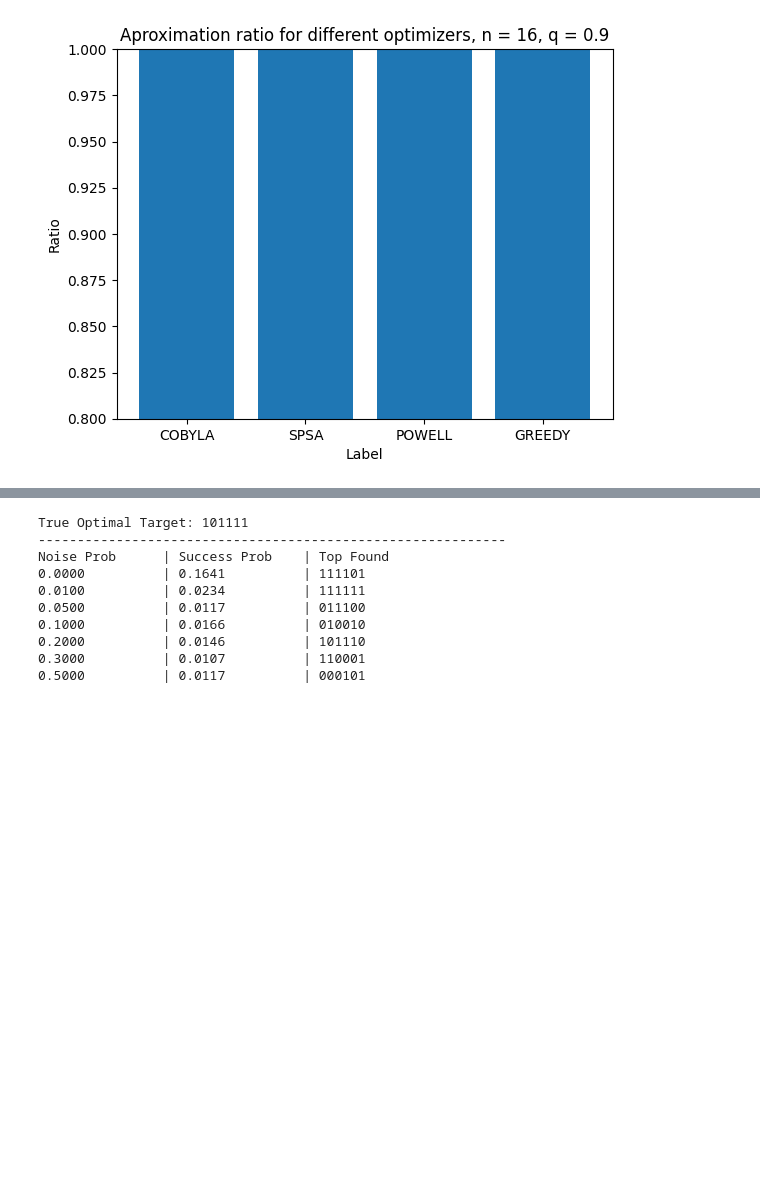
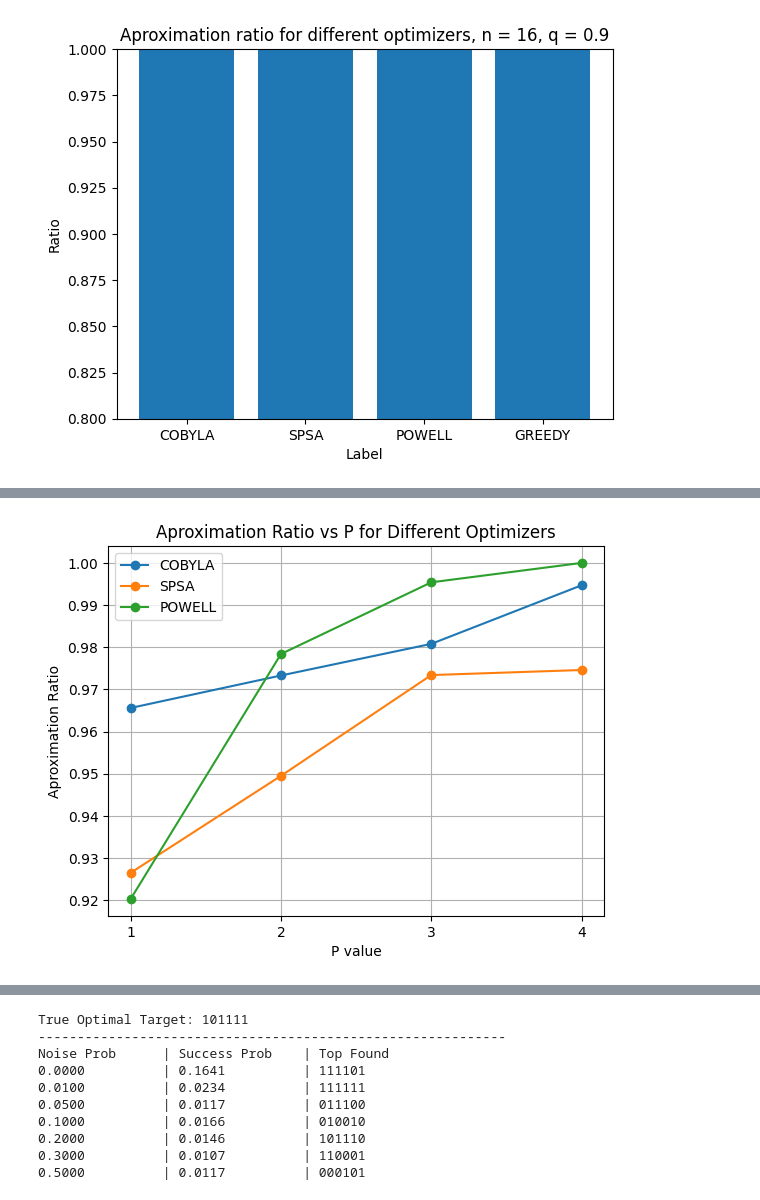
Before and after one commit to Andureh/qc803-QAOAFinal, a Jupyter notebook: project.ipynb, the cells around one changed output, grey strips where cells are left out. Saved outputs shown, nothing was run; the diff lists cells and outputs as text; code cells hidden in the pictures; blank space fills up the shorter version.

Commit message:
Done some plots for the different parameters

```diff
--- a/project.ipynb
+++ b/project.ipynb
@@ -395,0 +469,25 @@ POWELL     | 1.0000   | -1.6054     | 101100
+# %%
+p1 = [0.9656,0.9265,0.9203]
+p2 = [0.9733,0.9495,0.9784]
+p3 = [0.9808,0.9734,0.9954]
+p4 = [0.9947,0.9746,1.0000]
+datasets = [p1,p2,p3,p4]
+indices = [1,2,3,4]
+labels = ['COBYLA','SPSA','POWELL']
+# Plot
+plt.figure()
+
+for i, label in enumerate(labels):
+    # Tomar el valor correspondiente de cada p para este método
+    values = [datasets[j][i] for j in range(len(indices))]
+    plt.plot(indices, values, marker='o', label=label)
+
+plt.xlabel("P value")
+plt.ylabel("Aproximation Ratio")
+plt.title("Aproximation Ratio vs P for Different Optimizers")
+plt.legend()
+plt.grid(True)
+plt.xticks(indices)
+plt.show()
+# %% [output]
+[figure, added]
```
Also changed, not shown: parts of 4 cells of this notebook.
